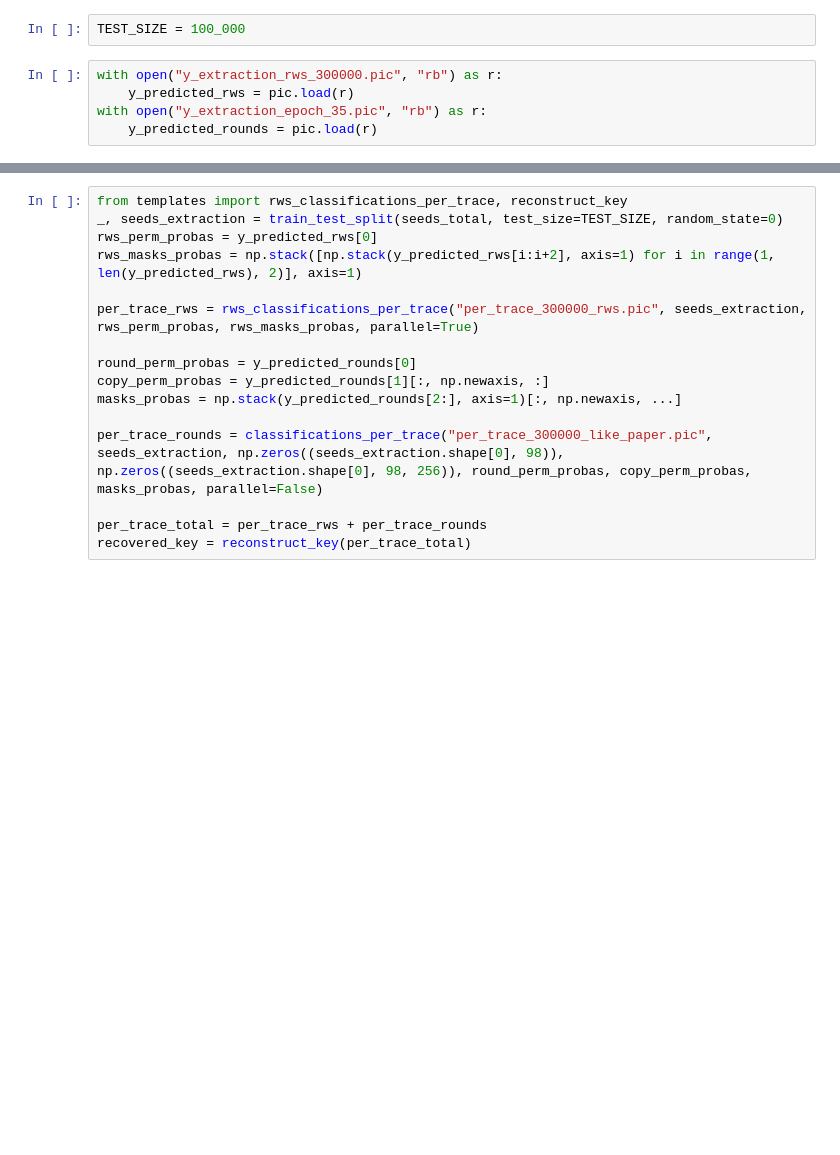
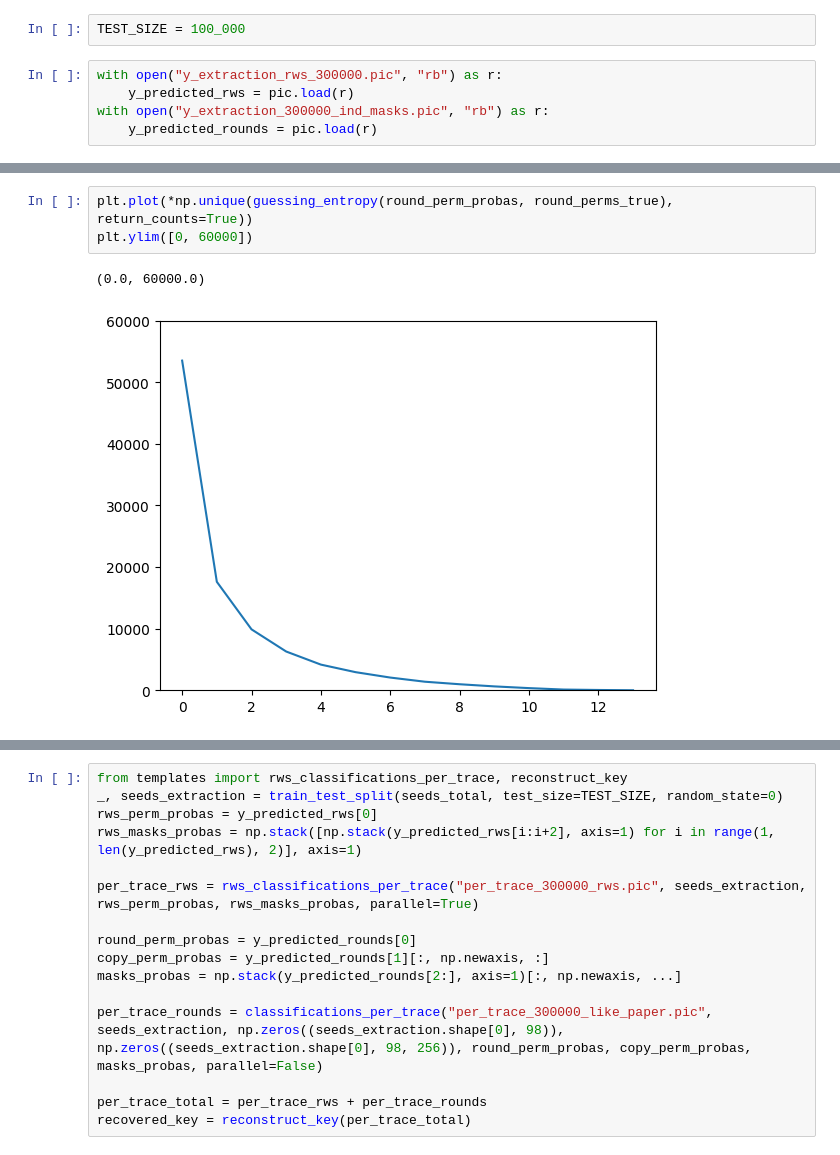
Before and after one commit to Pace222/Elisabeth-b4-SCA, a Jupyter notebook: protected_side_channel_attack/deep_learning_evaluation.ipynb, the cells around one changed output, grey strips where cells are left out. Cells and saved outputs as stored; diff of their text form; blank space fills up the shorter version.

```diff
--- a/protected_side_channel_attack/deep_learning_evaluation.ipynb
+++ b/protected_side_channel_attack/deep_learning_evaluation.ipynb
@@ -575,5 +575,5 @@ TEST_SIZE = 100_000
 # %%
 with open("y_extraction_rws_300000.pic", "rb") as r:
     y_predicted_rws = pic.load(r)
-with open("y_extraction_epoch_35.pic", "rb") as r:
+with open("y_extraction_300000_ind_masks.pic", "rb") as r:
     y_predicted_rounds = pic.load(r)
@@ -579,0 +606,6 @@ with open("y_extraction_epoch_35.pic", "rb") as r:
+# %%
+plt.plot(*np.unique(guessing_entropy(round_perm_probas, round_perms_true), return_counts=True))
+plt.ylim([0, 60000])
+# %% [output]
+(0.0, 60000.0)
+[figure, added]
```
Also changed, not shown: parts of 60 cells of this notebook, 35 other files.
